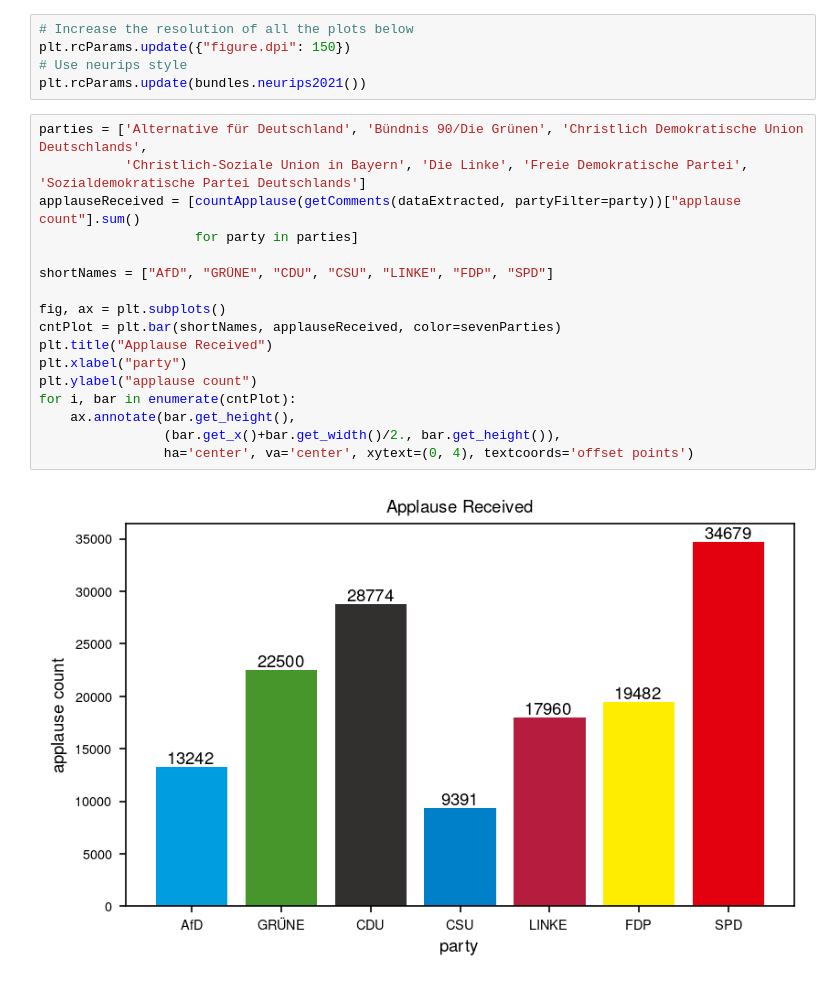
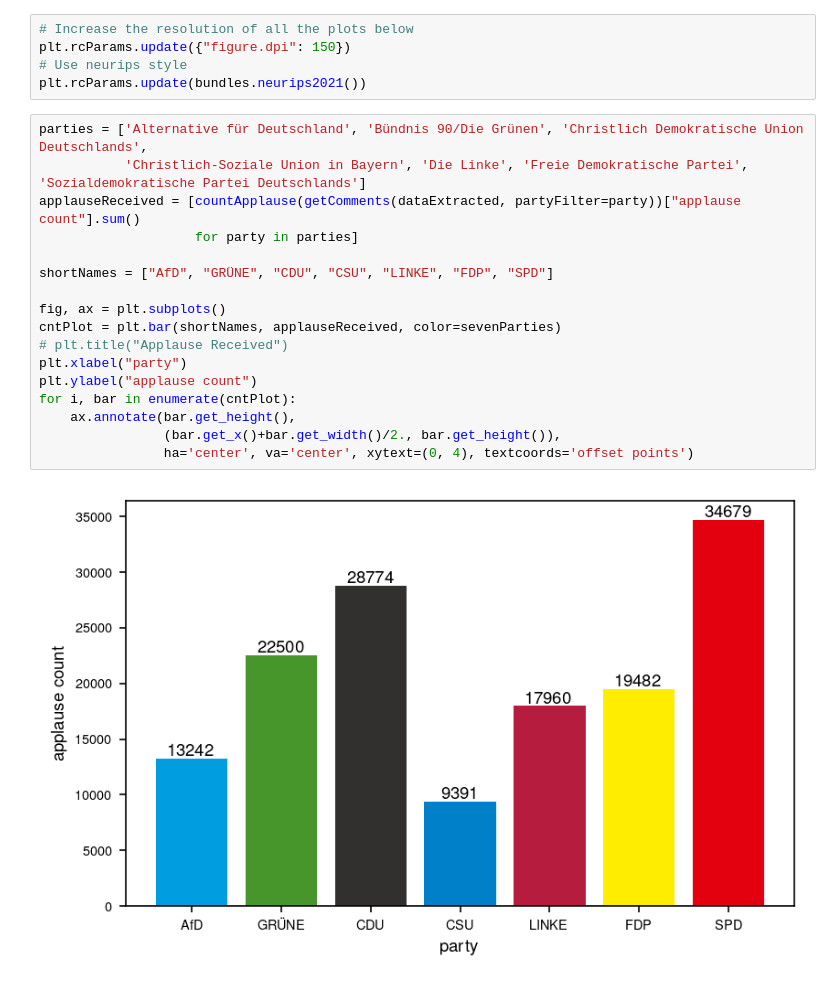
Before and after one commit to lukassailer/dl-bundestag, a Jupyter notebook: exp/comment_extras_01.ipynb, the cells around one changed output. Saved outputs shown, nothing was run; the diff lists cells and outputs as text.

```diff
--- a/exp/comment_extras_01.ipynb
+++ b/exp/comment_extras_01.ipynb
@@ -31,22 +31,22 @@ plt.rcParams.update(bundles.neurips2021())
 # %%
 parties = ['Alternative für Deutschland', 'Bündnis 90/Die Grünen', 'Christlich Demokratische Union Deutschlands',
            'Christlich-Soziale Union in Bayern', 'Die Linke', 'Freie Demokratische Partei', 'Sozialdemokratische Partei Deutschlands']
 applauseReceived = [countApplause(getComments(dataExtracted, partyFilter=party))["applause count"].sum()
                     for party in parties]
 
 shortNames = ["AfD", "GRÜNE", "CDU", "CSU", "LINKE", "FDP", "SPD"]
 
 fig, ax = plt.subplots()
 cntPlot = plt.bar(shortNames, applauseReceived, color=sevenParties)
-plt.title("Applause Received")
+# plt.title("Applause Received")
 plt.xlabel("party")
 plt.ylabel("applause count")
 for i, bar in enumerate(cntPlot):
     ax.annotate(bar.get_height(),
                 (bar.get_x()+bar.get_width()/2., bar.get_height()),
                 ha='center', va='center', xytext=(0, 4), textcoords='offset points')
 # %% [output]
-[figure, old version]
+[figure, new version]
 # %%
 applauseReceivedNormalized = [np.round(countApplause(getComments(dataExtracted, partyFilter=party))[
                                        "applause count"].sum() / len(dataExtracted[dataExtracted["main-speaker-party"] == party]), 2)
```
Also changed, not shown: parts of 1 cell of this notebook, 9 other files.
